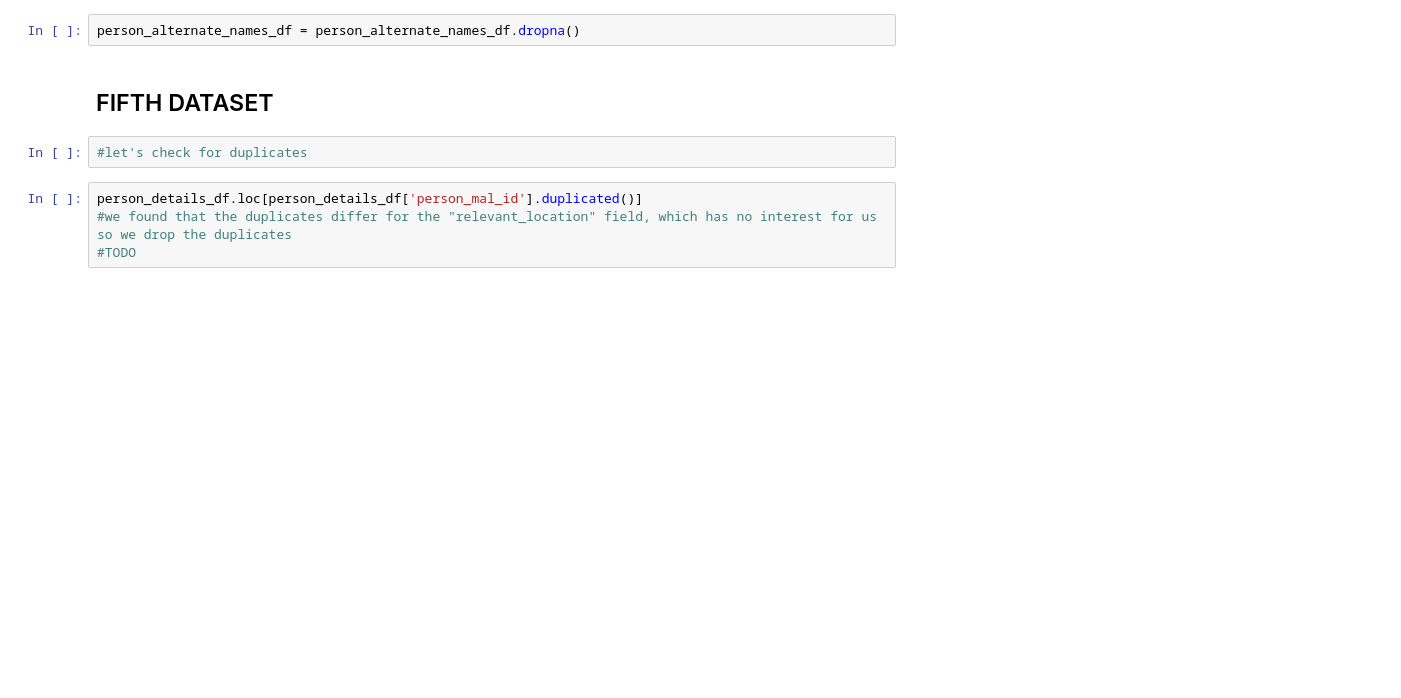
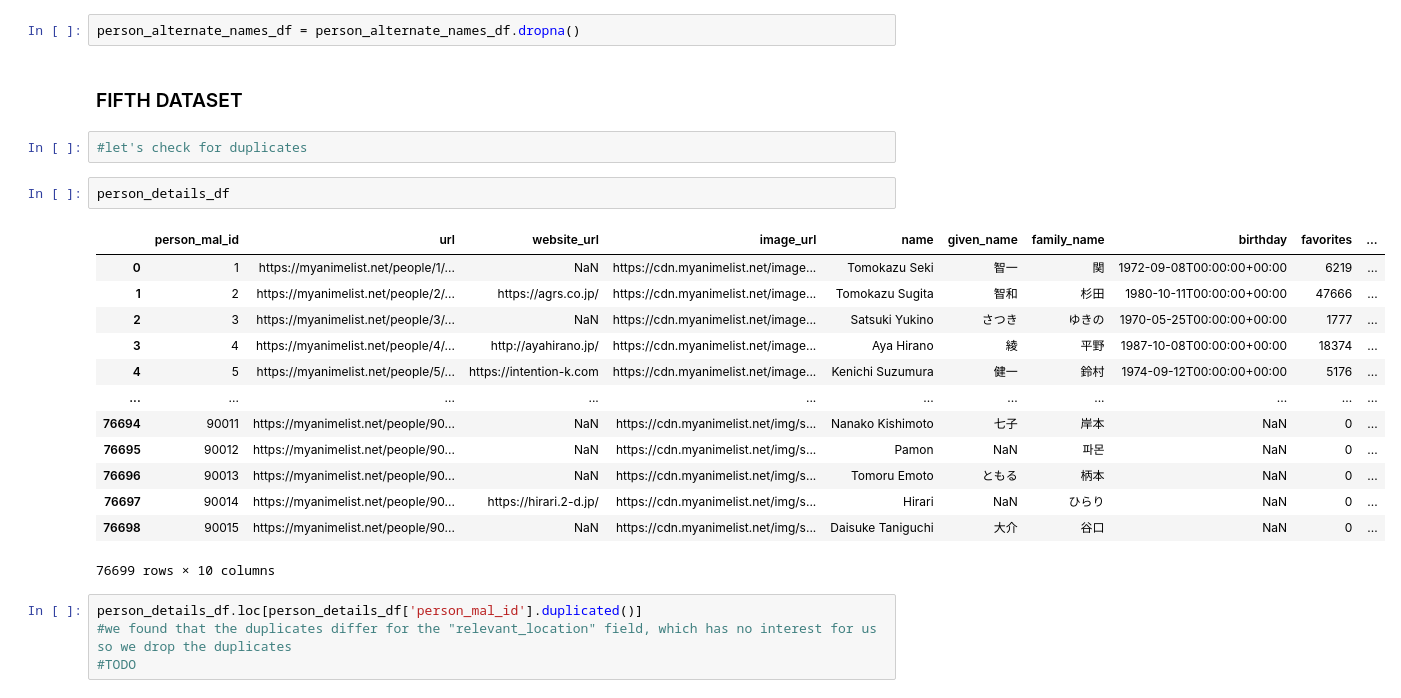
Before and after one commit to denis-budau/HCI-TWEB_2025-26, a Jupyter notebook: solution/HCI_assignment.ipynb, the cells around one changed output. Cells and saved outputs as stored; diff of their text form; blank space fills up the shorter version.

Commit message:
Exploration may part of dataset

```diff
--- a/solution/HCI_assignment.ipynb
+++ b/solution/HCI_assignment.ipynb
@@ -102,9 +136,25 @@ person_alternate_names_df.isna().sum()
 # %%
 person_alternate_names_df = person_alternate_names_df.dropna()
 # %% [markdown]
-## FIFTH DATASET
+### FIFTH DATASET
 # %%
 #let's check for duplicates
+# %%
+person_details_df
+# %% [output]
+|  | person_mal_id | url | website_url | image_url | name | given_name | family_name | birthday | favorites | ... |
+| 0 | 1 | https://myanimelist.net/people/1/... | NaN | https://cdn.myanimelist.net/image... | Tomokazu Seki | 智一 | 関 | 1972-09-08T00:00:00+00:00 | 6219 | ... |
+| 1 | 2 | https://myanimelist.net/people/2/... | https://agrs.co.jp/ | https://cdn.myanimelist.net/image... | Tomokazu Sugita | 智和 | 杉田 | 1980-10-11T00:00:00+00:00 | 47666 | ... |
+| 2 | 3 | https://myanimelist.net/people/3/... | NaN | https://cdn.myanimelist.net/image... | Satsuki Yukino | さつき | ゆきの | 1970-05-25T00:00:00+00:00 | 1777 | ... |
+| 3 | 4 | https://myanimelist.net/people/4/... | http://ayahirano.jp/ | https://cdn.myanimelist.net/image... | Aya Hirano | 綾 | 平野 | 1987-10-08T00:00:00+00:00 | 18374 | ... |
+| 4 | 5 | https://myanimelist.net/people/5/... | https://intention-k.com | https://cdn.myanimelist.net/image... | Kenichi Suzumura | 健一 | 鈴村 | 1974-09-12T00:00:00+00:00 | 5176 | ... |
+| ... | ... | ... | ... | ... | ... | ... | ... | ... | ... | ... |
+| 76694 | 90011 | https://myanimelist.net/people/90... | NaN | https://cdn.myanimelist.net/img/s... | Nanako Kishimoto | 七子 | 岸本 | NaN | 0 | ... |
+| 76695 | 90012 | https://myanimelist.net/people/90... | NaN | https://cdn.myanimelist.net/img/s... | Pamon | NaN | 파몬 | NaN | 0 | ... |
+| 76696 | 90013 | https://myanimelist.net/people/90... | NaN | https://cdn.myanimelist.net/img/s... | Tomoru Emoto | ともる | 柄本 | NaN | 0 | ... |
+| 76697 | 90014 | https://myanimelist.net/people/90... | https://hirari.2-d.jp/ | https://cdn.myanimelist.net/img/s... | Hirari | NaN | ひらり | NaN | 0 | ... |
+| 76698 | 90015 | https://myanimelist.net/people/90... | NaN | https://cdn.myanimelist.net/img/s... | Daisuke Taniguchi | 大介 | 谷口 | NaN | 0 | ... |
+76699 rows × 10 columns
 # %%
 person_details_df.loc[person_details_df['person_mal_id'].duplicated()]
 #we found that the duplicates differ for the "relevant_location" field, which has no interest for us so we drop the duplicates
```
Also changed, not shown: parts of 56 cells of this notebook.
